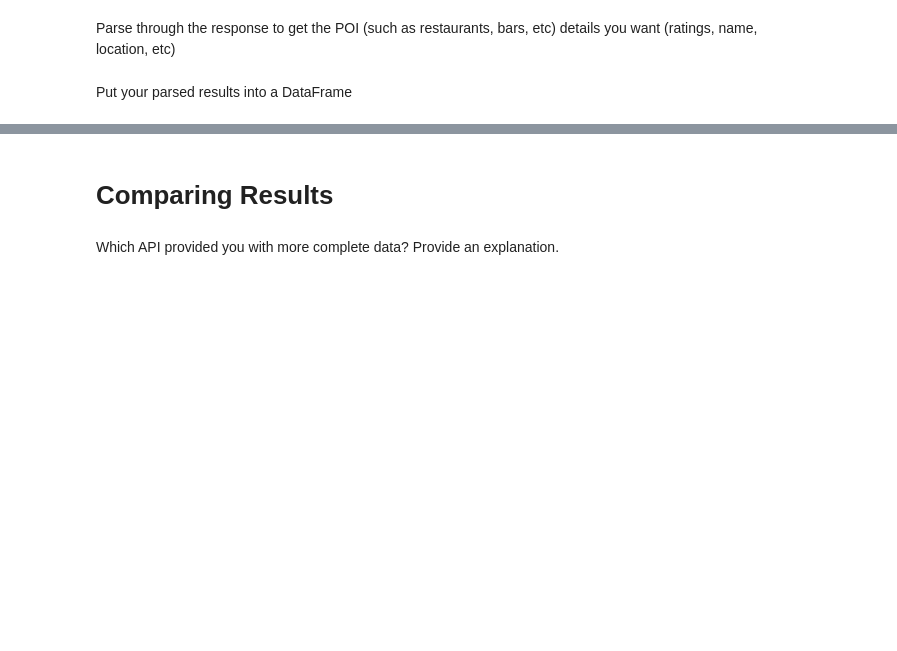
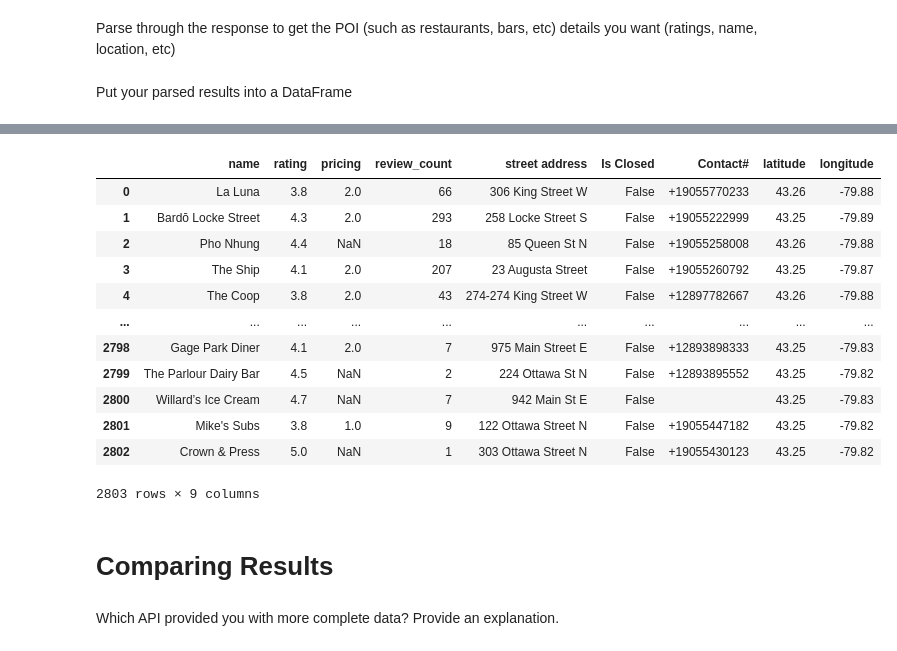
Before and after one commit to imarri01/StatModeling_With_Python, a Jupyter notebook: notebooks/yelp_foursquare_EDA.ipynb, the cells around one changed output, grey strips where cells are left out. Saved outputs shown, nothing was run; the diff lists cells and outputs as text; code cells hidden in the pictures; blank space fills up the shorter version.

```diff
--- a/notebooks/yelp_foursquare_EDA.ipynb
+++ b/notebooks/yelp_foursquare_EDA.ipynb
@@ -198,2 +197,20 @@ yelp_biz_df
+# %%
+#merge coords and df
+merged_yelpBizDataWithCoord = pd.merge(non_coord_biz_data_df, biz_coord_df, left_index=True, right_index=True, how='inner')
+merged_yelpBizDataWithCoord
+# %% [output]
+|  | name | rating | pricing | review_count | street address | Is Closed | Contact# | latitude | longitude |
+| 0 | La Luna | 3.8 | 2.0 | 66 | 306 King Street W | False | +19055770233 | 43.26 | -79.88 |
+| 1 | Bardō Locke Street | 4.3 | 2.0 | 293 | 258 Locke Street S | False | +19055222999 | 43.25 | -79.89 |
+| 2 | Pho Nhung | 4.4 | NaN | 18 | 85 Queen St N | False | +19055258008 | 43.26 | -79.88 |
+| 3 | The Ship | 4.1 | 2.0 | 207 | 23 Augusta Street | False | +19055260792 | 43.25 | -79.87 |
+| 4 | The Coop | 3.8 | 2.0 | 43 | 274-274 King Street W | False | +12897782667 | 43.26 | -79.88 |
+| ... | ... | ... | ... | ... | ... | ... | ... | ... | ... |
+| 2798 | Gage Park Diner | 4.1 | 2.0 | 7 | 975 Main Street E | False | +12893898333 | 43.25 | -79.83 |
+| 2799 | The Parlour Dairy Bar | 4.5 | NaN | 2 | 224 Ottawa St N | False | +12893895552 | 43.25 | -79.82 |
+| 2800 | Willard’s Ice Cream | 4.7 | NaN | 7 | 942 Main St E | False |  | 43.25 | -79.83 |
+| 2801 | Mike's Subs | 3.8 | 1.0 | 9 | 122 Ottawa Street N | False | +19055447182 | 43.25 | -79.82 |
+| 2802 | Crown & Press | 5.0 | NaN | 1 | 303 Ottawa Street N | False | +19055430123 | 43.25 | -79.82 |
+2803 rows × 9 columns
 # %%
 # export dataframe to CSV
```
Also changed, not shown: parts of 8 cells of this notebook, 3 other files.
